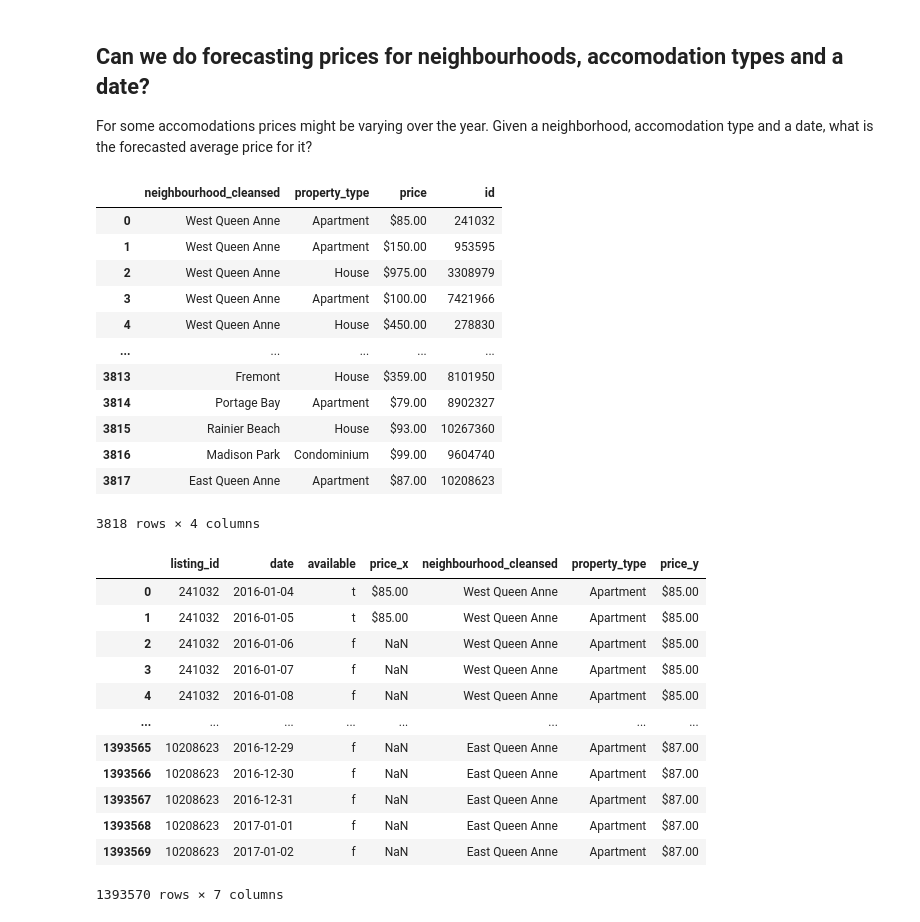
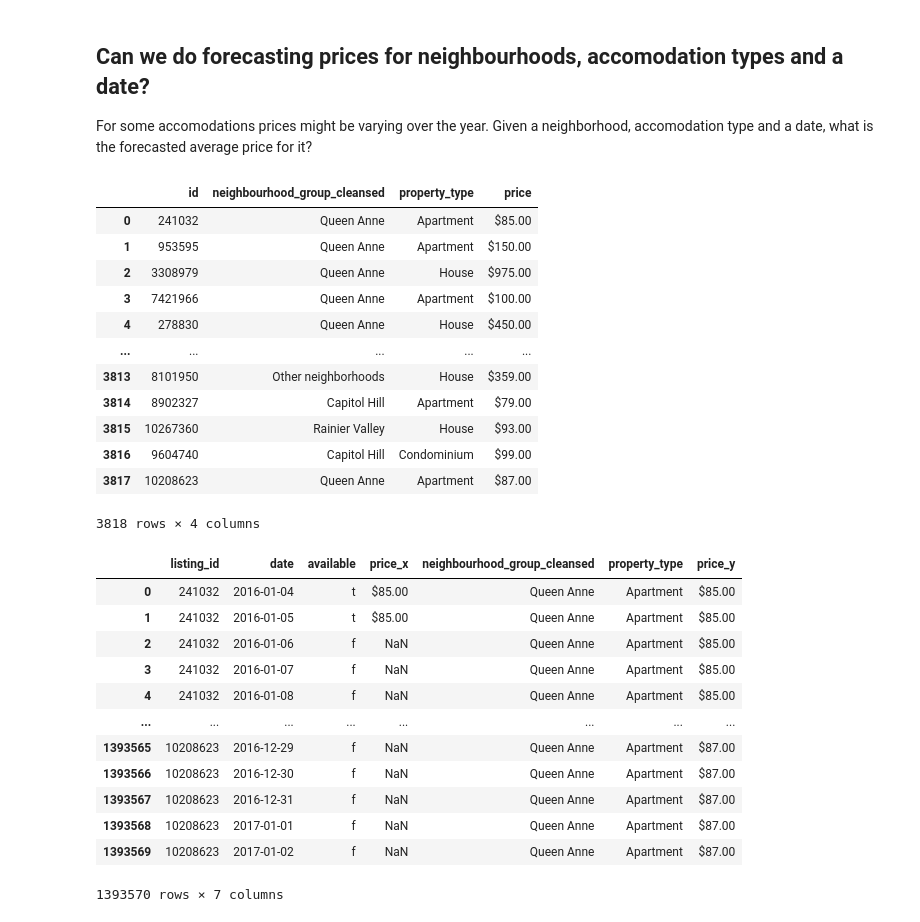
Before and after one commit to BadaBoomi/data_science_training_projects, a Jupyter notebook: blog_project/evaluate.ipynb, the cells around one changed output. Cells and saved outputs as stored; diff of their text form; code cells hidden in the pictures.

Commit message:
addeded forecast

```diff
--- a/blog_project/evaluate.ipynb
+++ b/blog_project/evaluate.ipynb
@@ -230,37 +230,37 @@ ax[5,2].set_axis_off()
 For some accomodations prices might be varying over the year. Given a neighborhood, accomodation type and a date, what is the forecasted average price for it?
 # %%
 #  reduce data to needed columns
-forecast_df = df_seattle_listings[['id', 'neighbourhood_cleansed', 'property_type', 'price']]
+forecast_df = df_seattle_listings[['id', 'neighbourhood_group_cleansed', 'property_type', 'price']]
 forecast_df
 # %% [output]
-|  | neighbourhood_cleansed | property_type | price | id |
-| 0 | West Queen Anne | Apartment | $85.00 | 241032 |
-| 1 | West Queen Anne | Apartment | $150.00 | 953595 |
-| 2 | West Queen Anne | House | $975.00 | 3308979 |
-| 3 | West Queen Anne | Apartment | $100.00 | 7421966 |
-| 4 | West Queen Anne | House | $450.00 | 278830 |
+|  | id | neighbourhood_group_cleansed | property_type | price |
+| 0 | 241032 | Queen Anne | Apartment | $85.00 |
+| 1 | 953595 | Queen Anne | Apartment | $150.00 |
+| 2 | 3308979 | Queen Anne | House | $975.00 |
+| 3 | 7421966 | Queen Anne | Apartment | $100.00 |
+| 4 | 278830 | Queen Anne | House | $450.00 |
 | ... | ... | ... | ... | ... |
-| 3813 | Fremont | House | $359.00 | 8101950 |
-| 3814 | Portage Bay | Apartment | $79.00 | 8902327 |
-| 3815 | Rainier Beach | House | $93.00 | 10267360 |
-| 3816 | Madison Park | Condominium | $99.00 | 9604740 |
-| 3817 | East Queen Anne | Apartment | $87.00 | 10208623 |
+| 3813 | 8101950 | Other neighborhoods | House | $359.00 |
+| 3814 | 8902327 | Capitol Hill | Apartment | $79.00 |
+| 3815 | 10267360 | Rainier Valley | House | $93.00 |
+| 3816 | 9604740 | Capitol Hill | Condominium | $99.00 |
+| 3817 | 10208623 | Queen Anne | Apartment | $87.00 |
 3818 rows × 4 columns
 # %%
 #  we need to enrich our listing data by calendar data
 merged_forecast_df = pd.merge(df_seattle_calendar, forecast_df, left_on='listing_id', right_on='id', how='left').drop('id', axis=1)
 merged_forecast_df
 # %% [output]
-|  | listing_id | date | available | price_x | neighbourhood_cleansed | property_type | price_y |
-| 0 | 241032 | 2016-01-04 | t | $85.00 | West Queen Anne | Apartment | $85.00 |
-| 1 | 241032 | 2016-01-05 | t | $85.00 | West Queen Anne | Apartment | $85.00 |
-| 2 | 241032 | 2016-01-06 | f | NaN | West Queen Anne | Apartment | $85.00 |
-| 3 | 241032 | 2016-01-07 | f | NaN | West Queen Anne | Apartment | $85.00 |
-| 4 | 241032 | 2016-01-08 | f | NaN | West Queen Anne | Apartment | $85.00 |
+|  | listing_id | date | available | price_x | neighbourhood_group_cleansed | property_type | price_y |
+| 0 | 241032 | 2016-01-04 | t | $85.00 | Queen Anne | Apartment | $85.00 |
+| 1 | 241032 | 2016-01-05 | t | $85.00 | Queen Anne | Apartment | $85.00 |
+| 2 | 241032 | 2016-01-06 | f | NaN | Queen Anne | Apartment | $85.00 |
+| 3 | 241032 | 2016-01-07 | f | NaN | Queen Anne | Apartment | $85.00 |
+| 4 | 241032 | 2016-01-08 | f | NaN | Queen Anne | Apartment | $85.00 |
 | ... | ... | ... | ... | ... | ... | ... | ... |
-| 1393565 | 10208623 | 2016-12-29 | f | NaN | East Queen Anne | Apartment | $87.00 |
-| 1393566 | 10208623 | 2016-12-30 | f | NaN | East Queen Anne | Apartment | $87.00 |
-| 1393567 | 10208623 | 2016-12-31 | f | NaN | East Queen Anne | Apartment | $87.00 |
-| 1393568 | 10208623 | 2017-01-01 | f | NaN | East Queen Anne | Apartment | $87.00 |
-| 1393569 | 10208623 | 2017-01-02 | f | NaN | East Queen Anne | Apartment | $87.00 |
+| 1393565 | 10208623 | 2016-12-29 | f | NaN | Queen Anne | Apartment | $87.00 |
+| 1393566 | 10208623 | 2016-12-30 | f | NaN | Queen Anne | Apartment | $87.00 |
+| 1393567 | 10208623 | 2016-12-31 | f | NaN | Queen Anne | Apartment | $87.00 |
+| 1393568 | 10208623 | 2017-01-01 | f | NaN | Queen Anne | Apartment | $87.00 |
+| 1393569 | 10208623 | 2017-01-02 | f | NaN | Queen Anne | Apartment | $87.00 |
 1393570 rows × 7 columns
```
Also changed, not shown: parts of 16 cells of this notebook, 1 other file.
